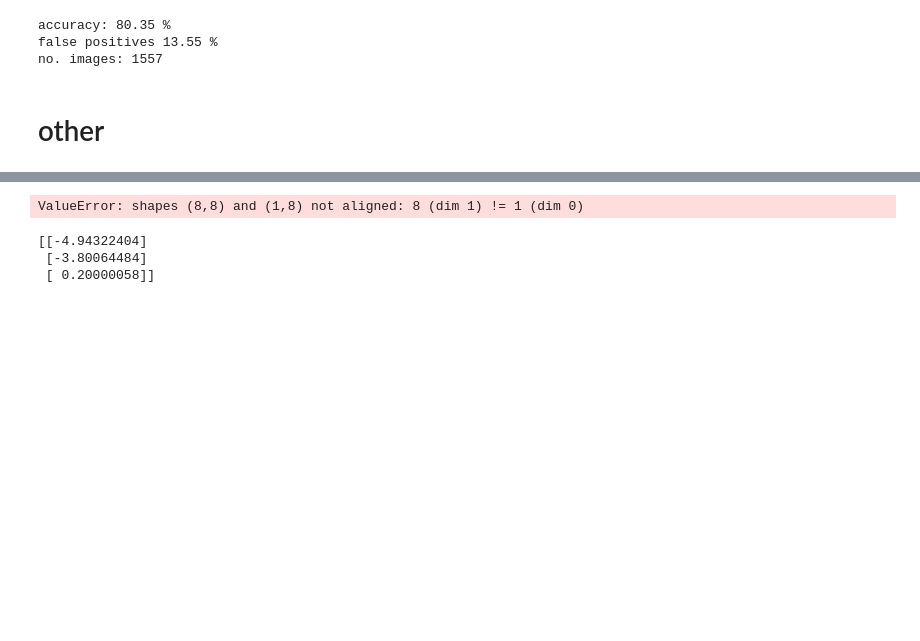
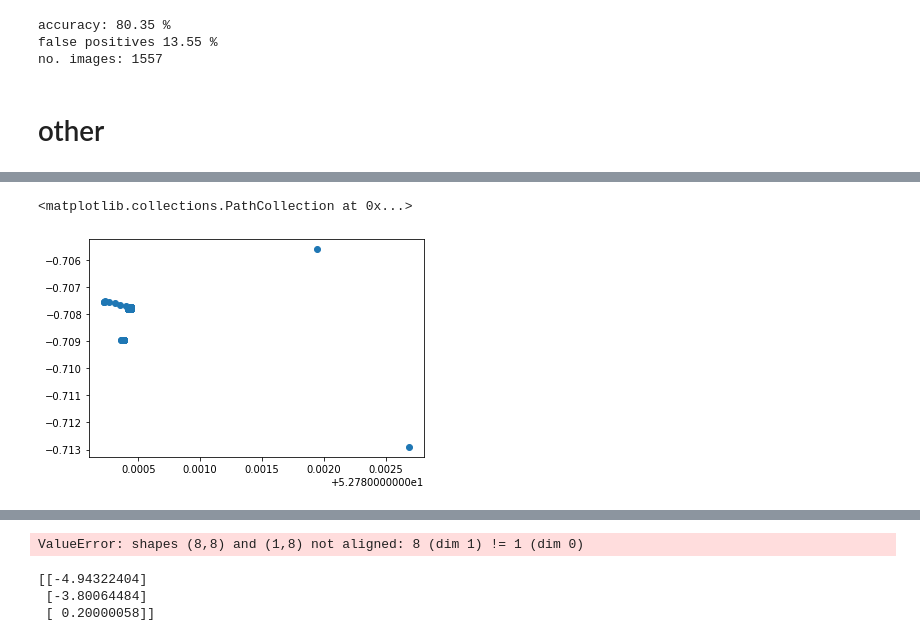
Before and after one commit to Team-Peryton/uas-theia, a Jupyter notebook: experiment.ipynb, the cells around one changed output, grey strips where cells are left out. Saved outputs shown, nothing was run; the diff lists cells and outputs as text; code cells hidden in the pictures; blank space fills up the shorter version.

```diff
--- a/experiment.ipynb
+++ b/experiment.ipynb
@@ -471,3 +491,9 @@ print(np.average(dist_error))
+# %%
+import matplotlib.pyplot as plt
+plt.scatter([a[0] for a in l], [a[1] for a in l])
+# %% [output]
+<matplotlib.collections.PathCollection at 0x...>
+[figure, added]
 # %%
 import matplotlib.pyplot as plt
 import math
```
Also changed, not shown: parts of 5 cells of this notebook, 3 other files.
